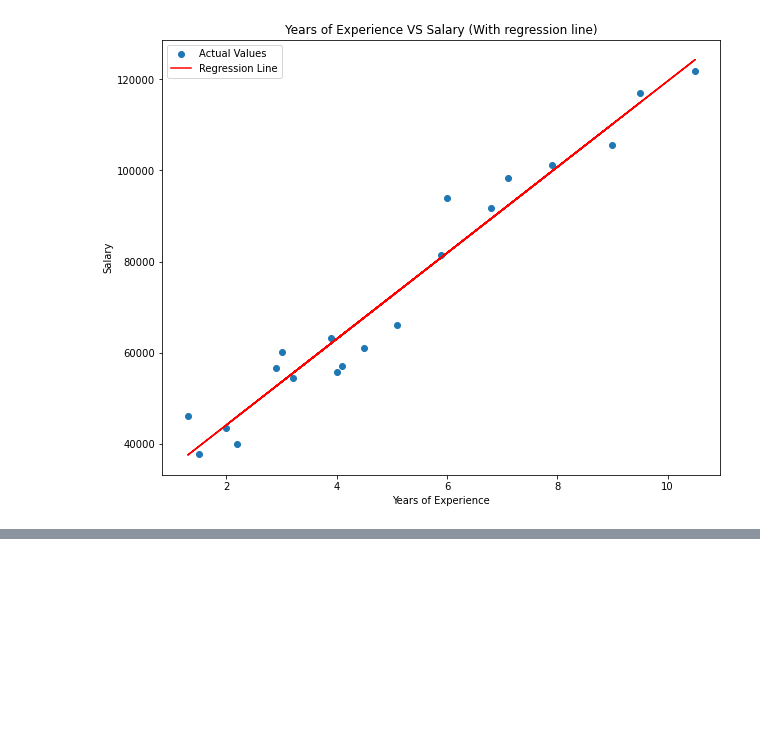
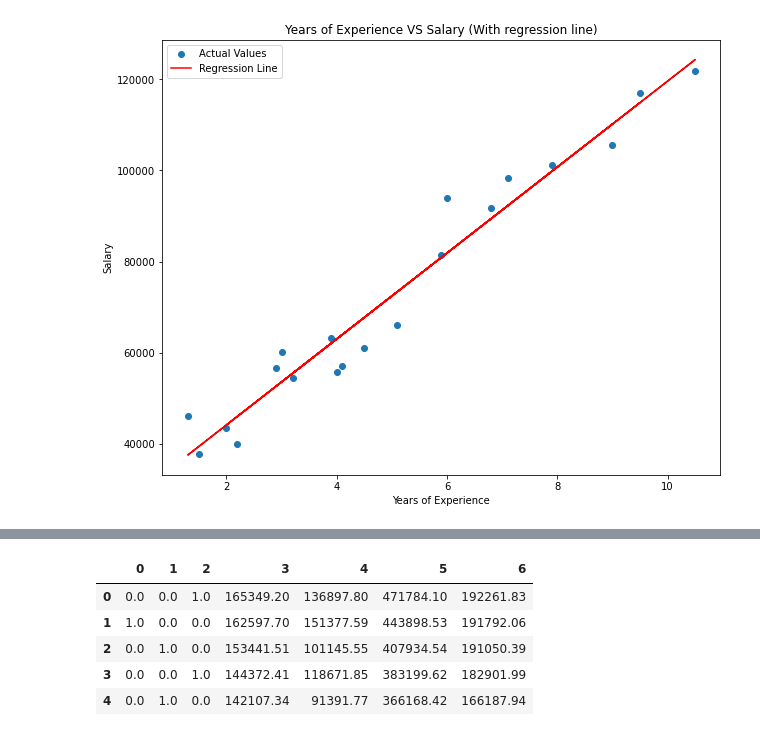
Before and after one commit to ShathishDileepa/Learn_Machine_Learning, a Jupyter notebook: Regression/Regression Algorithms.ipynb, the cells around one changed output, grey strips where cells are left out. Saved outputs shown, nothing was run; the diff lists cells and outputs as text; code cells hidden in the pictures; blank space fills up the shorter version.

```diff
--- a/Regression/Regression Algorithms.ipynb
+++ b/Regression/Regression Algorithms.ipynb
@@ -157,0 +243,29 @@ ax.set_ylabel('Salary');
+# %%
+# we have to convert this to a numerical variable
+# Lets import relavent modules
+from sklearn.preprocessing import OneHotEncoder
+from sklearn.compose import ColumnTransformer
+
+# First create a instance of OneHotencoder
+one_hot = OneHotEncoder()
+
+
+# and define an array with the fetures/attributes of the dataframe we want to be converted
+categorical_features =['State']
+
+# Define a column transformer to transform the columns and combine everything
+# what this says is transform the colums mentioned in 'categorical_fetures' using
+# the transformer one_hot which is named as 'one_hot' let other columns passthrough and include in the final
+transformer = ColumnTransformer(transformers=[('one_hot',one_hot,categorical_features)],remainder='passthrough')
+
+# now that we have a transformer ready to transform all we have to do is give it the data
+transformed_data = transformer.fit_transform(data)
+transformed_df =pd.DataFrame(transformed_data)
+transformed_df.head()
+# %% [output]
+|  | 0 | 1 | 2 | 3 | 4 | 5 | 6 |
+| 0 | 0.0 | 0.0 | 1.0 | 165349.20 | 136897.80 | 471784.10 | 192261.83 |
+| 1 | 1.0 | 0.0 | 0.0 | 162597.70 | 151377.59 | 443898.53 | 191792.06 |
+| 2 | 0.0 | 1.0 | 0.0 | 153441.51 | 101145.55 | 407934.54 | 191050.39 |
+| 3 | 0.0 | 0.0 | 1.0 | 144372.41 | 118671.85 | 383199.62 | 182901.99 |
+| 4 | 0.0 | 1.0 | 0.0 | 142107.34 | 91391.77 | 366168.42 | 166187.94 |
```
Also changed, not shown: parts of 19 cells of this notebook.
